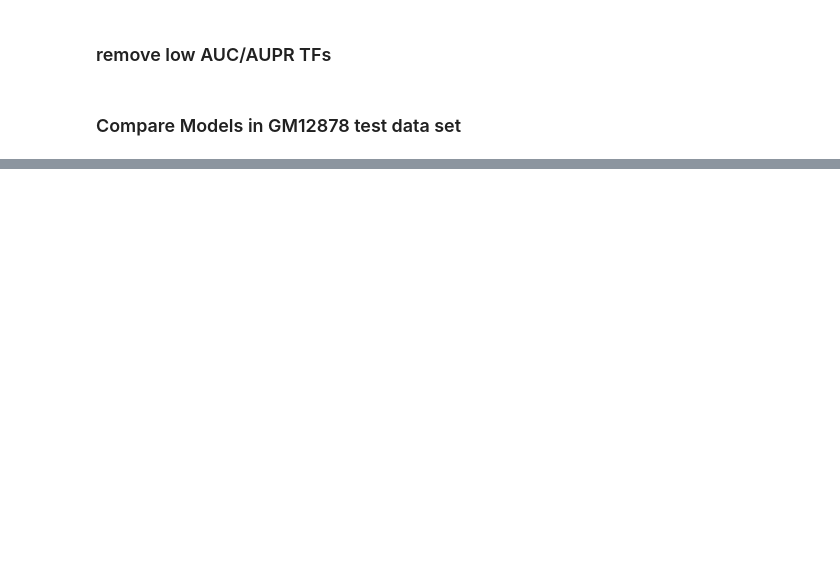
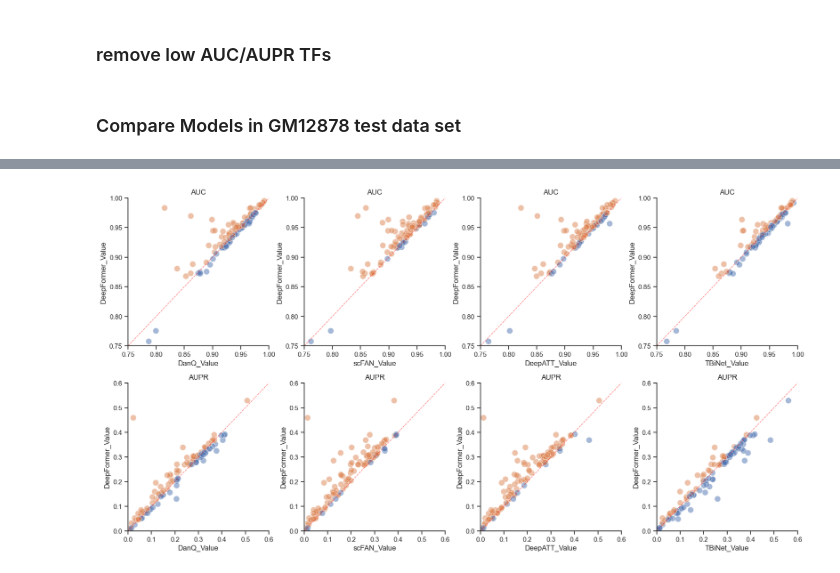
Before and after one commit to cmf1997/tfnet, a Jupyter notebook: others.ipynb, the cells around one changed output, grey strips where cells are left out. Cells and saved outputs as stored; diff of their text form; code cells hidden in the pictures; blank space fills up the shorter version.

```diff
--- a/others.ipynb
+++ b/others.ipynb
@@ -95,0 +301,98 @@ Deepformer_GM12878 = pd.read_csv("Deepformer_GM12878.eval.repl.tsv", header=0, i
+# %%
+custom_params = {"axes.spines.right": False, "axes.spines.top": False}
+sns.set_theme(style="ticks", rc=custom_params)
+
+fig, axs = plt.subplots(ncols=4,nrows=2,)
+plt.subplots_adjust(wspace=0.25, hspace=0.25)
+plt.rcParams['figure.figsize']= (20, 10)
+custom_params = {"axes.spines.right": False, "axes.spines.top": False}
+sns.set_theme(style="ticks", rc=custom_params)
+
+# ---------------------- DanQ ---------------------- #
+plot_data = pd.merge(DanQ_GM12878_noweight.melt(id_vars=["TF_name"], value_vars=["AUC"], value_name="DanQ_Value"), Deepformer_GM12878_noweight.melt(id_vars=["TF_name"], value_vars=["AUC"], value_name="DeepFormer_Value"), on=["TF_name","variable"], how="inner")
+plot_data['group'] = plot_data['DanQ_Value'] < plot_data['DeepFormer_Value']
+sns.scatterplot(data=plot_data,
+                x="DanQ_Value", y="DeepFormer_Value", alpha=0.5, hue='group', ax=axs[0,0], legend=False, s=100
+)
+xlim=(0.75,1); ylim=(0.75,1)
+axs[0,0].plot(xlim, ylim, ls="--", lw =1, alpha=0.5, c="red")
+axs[0,0].set(xlim=xlim,ylim=ylim)
+axs[0,0].set_title("AUC")
+
+plot_data = pd.merge(DanQ_GM12878_noweight.melt(id_vars=["TF_name"], value_vars=["AUPR"], value_name="DanQ_Value"), Deepformer_GM12878_noweight.melt(id_vars=["TF_name"], value_vars=["AUPR"], value_name="DeepFormer_Value"), on=["TF_name","variable"], how="inner")
+plot_data['group'] = plot_data['DanQ_Value'] < plot_data['DeepFormer_Value']
+sns.scatterplot(data=plot_data,
+                x="DanQ_Value", y="DeepFormer_Value", alpha=0.5, hue='group', ax=axs[1,0], legend=False, s=100
+)
+xlim=(0, 0.6); ylim=(0,0.6)
+axs[1,0].plot(xlim, ylim, ls="--", lw =1, alpha=0.5, c="red")
+axs[1,0].set(xlim=xlim, ylim=ylim)
+axs[1,0].set_title("AUPR")
+
+# ---------------------- scFAN ---------------------- #
+plot_data = pd.merge(scFAN_GM12878_noweight.melt(id_vars=["TF_name"], value_vars=["AUC"], value_name="scFAN_Value"), Deepformer_GM12878_noweight.melt(id_vars=["TF_name"], value_vars=["AUC"], value_name="DeepFormer_Value"), on=["TF_name","variable"], how="inner")
+plot_data['group'] = plot_data['scFAN_Value'] < plot_data['DeepFormer_Value']
+sns.scatterplot(data=plot_data,
+                x="scFAN_Value", y="DeepFormer_Value", alpha=0.5, hue='group', ax=axs[0,1], legend=False, s=100
+)
+xlim=(0.75,1); ylim=(0.75,1)
+axs[0,1].plot(xlim, ylim, ls="--", lw =1, alpha=0.5, c="red")
+axs[0,1].set(xlim=xlim,ylim=ylim)
+axs[0,1].set_title("AUC")
+
+plot_data = pd.merge(scFAN_GM12878_noweight.melt(id_vars=["TF_name"], value_vars=["AUPR"], value_name="scFAN_Value"), Deepformer_GM12878_noweight.melt(id_vars=["TF_name"], value_vars=["AUPR"], value_name="DeepFormer_Value"), on=["TF_name","variable"], how="inner")
+plot_data['group'] = plot_data['scFAN_Value'] < plot_data['DeepFormer_Value']
+sns.scatterplot(data=plot_data,
+                x="scFAN_Value", y="DeepFormer_Value", alpha=0.5, hue='group', ax=axs[1,1], legend=False, s=100
+)
+xlim=(0, 0.6); ylim=(0,0.6)
+axs[1,1].plot(xlim, ylim, ls="--", lw =1, alpha=0.5, c="red")
+axs[1,1].set(xlim=xlim, ylim=ylim)
+axs[1,1].set_title("AUPR")
+
+# ---------------------- DeepATT ---------------------- #
+plot_data = pd.merge(DeepATT_GM12878_noweight.melt(id_vars=["TF_name"], value_vars=["AUC"], value_name="DeepATT_Value"), Deepformer_GM12878_noweight.melt(id_vars=["TF_name"], value_vars=["AUC"], value_name="DeepFormer_Value"), on=["TF_name","variable"], how="inner")
+plot_data['group'] = plot_data['DeepATT_Value'] < plot_data['DeepFormer_Value']
+sns.scatterplot(data=plot_data,
+                x="DeepATT_Value", y="DeepFormer_Value", alpha=0.5, hue='group', ax=axs[0,2], legend=False, s=100
+)
+xlim=(0.75,1); ylim=(0.75,1)
+axs[0,2].plot(xlim, ylim, ls="--", lw =1, alpha=0.5, c="red")
+axs[0,2].set(xlim=xlim,ylim=ylim)
+axs[0,2].set_title("AUC")
+
+plot_data = pd.merge(DeepATT_GM12878_noweight.melt(id_vars=["TF_name"], value_vars=["AUPR"], value_name="DeepATT_Value"), Deepformer_GM12878_noweight.melt(id_vars=["TF_name"], value_vars=["AUPR"], value_name="DeepFormer_Value"), on=["TF_name","variable"], how="inner")
+plot_data['group'] = plot_data['DeepATT_Value'] < plot_data['DeepFormer_Value']
+sns.scatterplot(data=plot_data,
+                x="DeepATT_Value", y="DeepFormer_Value", alpha=0.5, hue='group', ax=axs[1,2], legend=False, s=100
+)
+xlim=(0, 0.6); ylim=(0,0.6)
+axs[1,2].plot(xlim, ylim, ls="--", lw =1, alpha=0.5, c="red")
+axs[1,2].set(xlim=xlim, ylim=ylim)
+axs[1,2].set_title("AUPR")
+
+# ---------------------- TBiNet ---------------------- #
+plot_data = pd.merge(TBiNet_GM12878_noweight.melt(id_vars=["TF_name"], value_vars=["AUC"], value_name="TBiNet_Value"), Deepformer_GM12878_noweight.melt(id_vars=["TF_name"], value_vars=["AUC"], value_name="DeepFormer_Value"), on=["TF_name","variable"], how="inner")
+plot_data['group'] = plot_data['TBiNet_Value'] < plot_data['DeepFormer_Value']
+sns.scatterplot(data=plot_data,
+                x="TBiNet_Value", y="DeepFormer_Value", alpha=0.5, hue='group', ax=axs[0,3], legend=False, s=100
+)
+xlim=(0.75,1); ylim=(0.75,1)
+axs[0,3].plot(xlim, ylim, ls="--", lw =1, alpha=0.5, c="red")
+axs[0,3].set(xlim=xlim,ylim=ylim)
+axs[0,3].set_title("AUC")
+
+plot_data = pd.merge(TBiNet_GM12878_noweight.melt(id_vars=["TF_name"], value_vars=["AUPR"], value_name="TBiNet_Value"), Deepformer_GM12878_noweight.melt(id_vars=["TF_name"], value_vars=["AUPR"], value_name="DeepFormer_Value"), on=["TF_name","variable"], how="inner")
+plot_data['group'] = plot_data['TBiNet_Value'] < plot_data['DeepFormer_Value']
+sns.scatterplot(data=plot_data,
+                x="TBiNet_Value", y="DeepFormer_Value", alpha=0.5, hue='group', ax=axs[1,3], legend=False, s=100
+)
+xlim=(0, 0.6); ylim=(0,0.6)
+axs[1,3].plot(xlim, ylim, ls="--", lw =1, alpha=0.5, c="red")
+axs[1,3].set(xlim=xlim, ylim=ylim)
+axs[1,3].set_title("AUPR")
+
+
+fig.savefig("results/model.DeepFormer.compare.GM12878.pdf")
+# %% [output]
+[figure, added]
```
Also changed, not shown: parts of 17 cells of this notebook, 2 other files.
